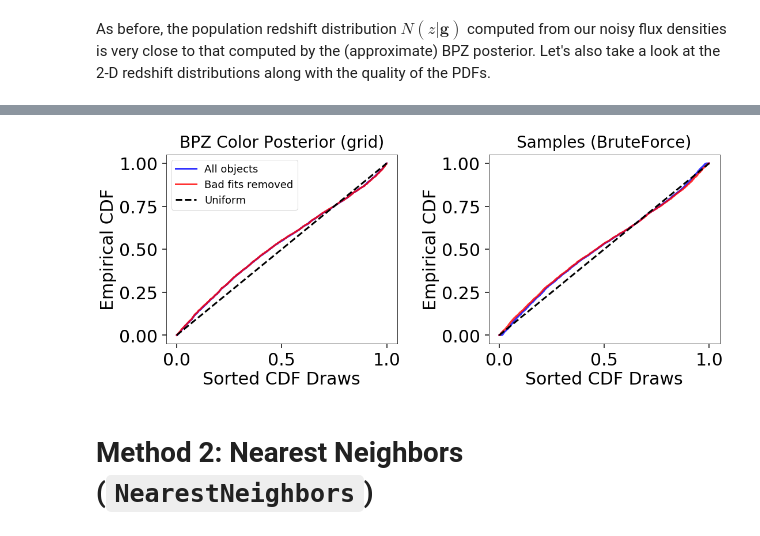
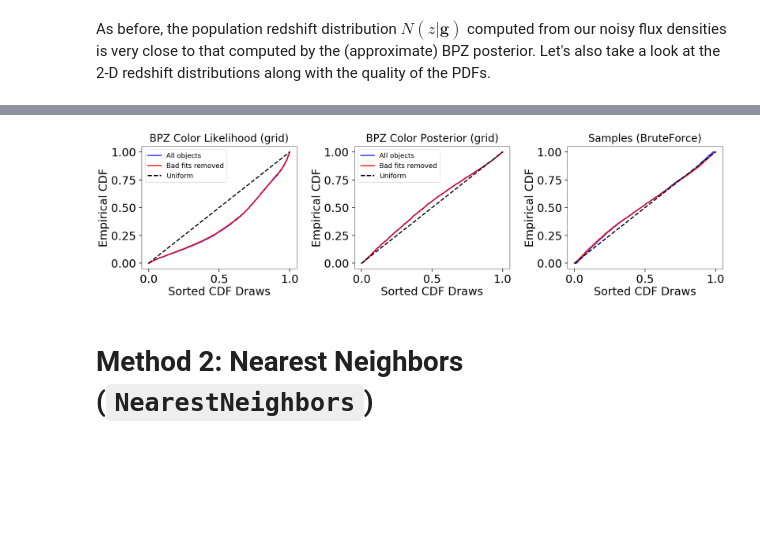
Before and after one commit to joshspeagle/frankenz, a Jupyter notebook: demos/3 - Posterior Approximations.ipynb, the cells around one changed output, grey strips where cells are left out. Cells and saved outputs as stored; diff of their text form; code cells hidden in the pictures; blank space fills up the shorter version.

```diff
--- a/demos/3 - Posterior Approximations.ipynb
+++ b/demos/3 - Posterior Approximations.ipynb
@@ -318,6 +319,7 @@ def lprob_bpz(x, xe, xm, ys, yes, yms,
               mzgrid=None, ttypes=None, ref=None):
     results = frankenz.pdf.loglike(x, xe, xm, ys, yes, yms,
                                    ignore_model_err=True,
+                                   dim_prior=False,
                                    free_scale=True)
     lnlike, ndim, chi2 = results
     mag = -2.5 * np.log10(x[ref]) + 23.9
@@ -328,9 +330,10 @@ def lprob_bpz(x, xe, xm, ys, yes, yms,
 
 # define sample mag log(prob) function
 def lprob_train(x, xe, xm, ys, yes, yms):
-    results = frankenz.pdf.loglike(x, xe, xm, ys, yes, yms)
+    results = frankenz.pdf.loglike(x, xe, xm, ys, yes, yms,
+                                   dim_prior=False)
     lnlike, ndim, chi2 = results
-    return 0., lnlike, lnlike, ndim, chi2
+    return np.zeros_like(lnlike), lnlike, lnlike, ndim, chi2
 # %%
 rsmooth = 0.01
 
@@ -346,3 +349,8 @@ lmap_post, levid_post = gofs
 # %% [output]
 Fitting object 5000/5000
 Generating PDF 5000/5000
+# %%
+# compute likelihood-weighted redshift PDFs
+pdfs_like, gofs = model_BF.predict(mredshifts, np.ones_like(mredshifts) * rsmooth,
+                                   label_dict=rdict, return_gof=True, logwt=model_BF.fit_lnlike)
+lmap_like, levid_like = gofs
@@ -427,18 +446,23 @@ def cdf_plot(pdfs, levid, lmap):
     plt.plot([0, 1], [0, 1], lw=3, color='black', ls='--')
 # %%
 # plot CDF tests
-plt.figure(figsize=(16, 7))
-plt.subplot(121)
+plt.figure(figsize=(32, 7))
+plt.subplot(1, 4, 1)
+cdf_plot(pdfs_like, levid_like, lmap_like)
+plt.legend(['All objects', 'Bad fits removed', 'Uniform'], loc='best', fontsize=18)
+plt.title('BPZ Color Likelihood (grid)', fontsize=28, y=1.02)
+plt.tight_layout()
+plt.subplot(1, 4, 2)
 cdf_plot(pdfs_post, levid_post, lmap_post)
 plt.legend(['All objects', 'Bad fits removed', 'Uniform'], loc='best', fontsize=18)
 plt.title('BPZ Color Posterior (grid)', fontsize=28, y=1.02)
 plt.tight_layout()
-plt.subplot(122)
+plt.subplot(1, 4, 3)
 cdf_plot(pdfs_bf, levid_bf, lmap_bf)
 plt.title('Samples (BruteForce)', fontsize=28, y=1.02)
 plt.tight_layout()
 # %% [output]
-[figure, old version]
+[figure, new version]
 # %% [markdown]
 # Method 2: Nearest Neighbors (`NearestNeighbors`)
 # %% [markdown]
```
Also changed, not shown: parts of 33 cells of this notebook, 2 other files.
